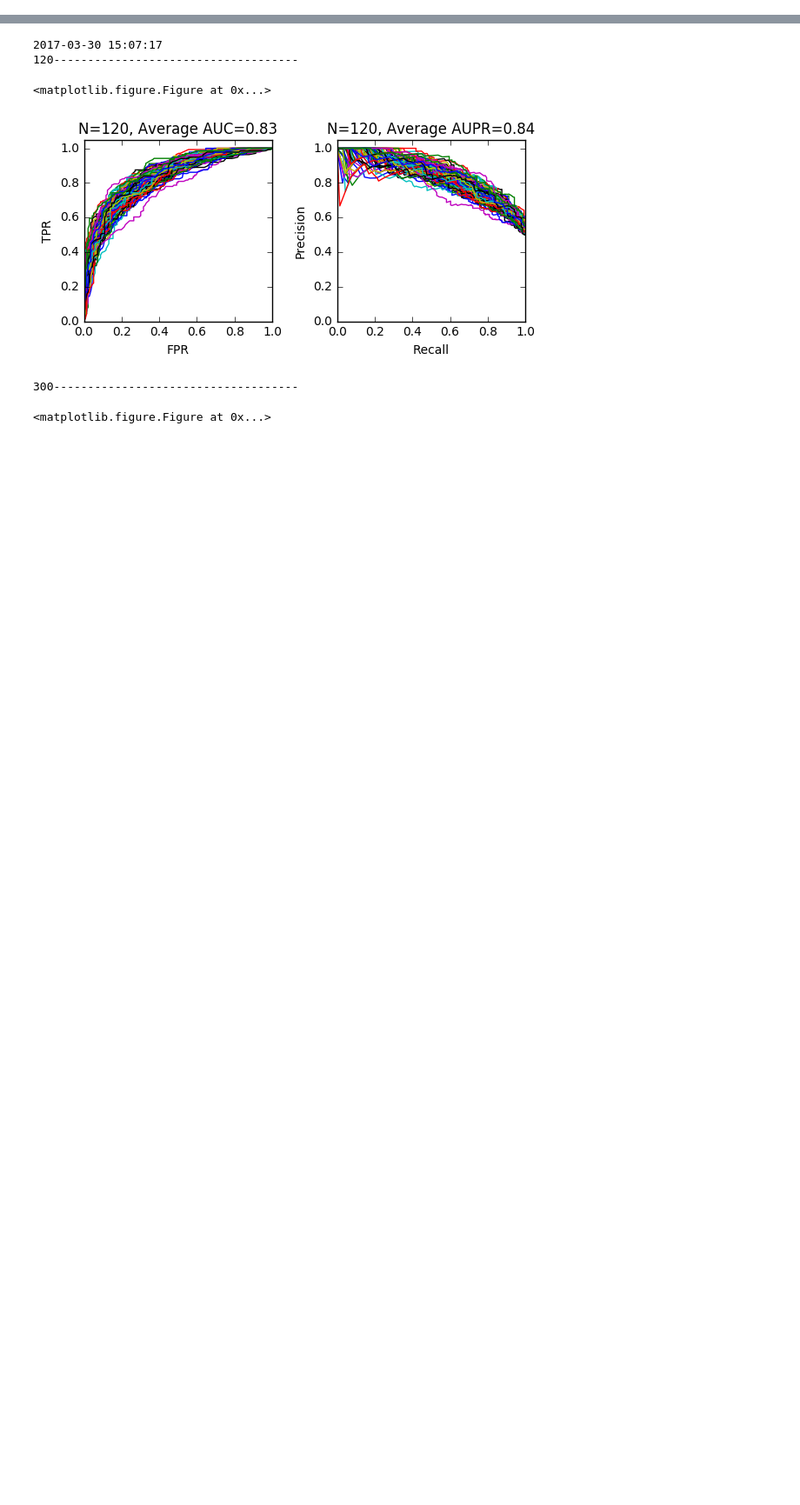
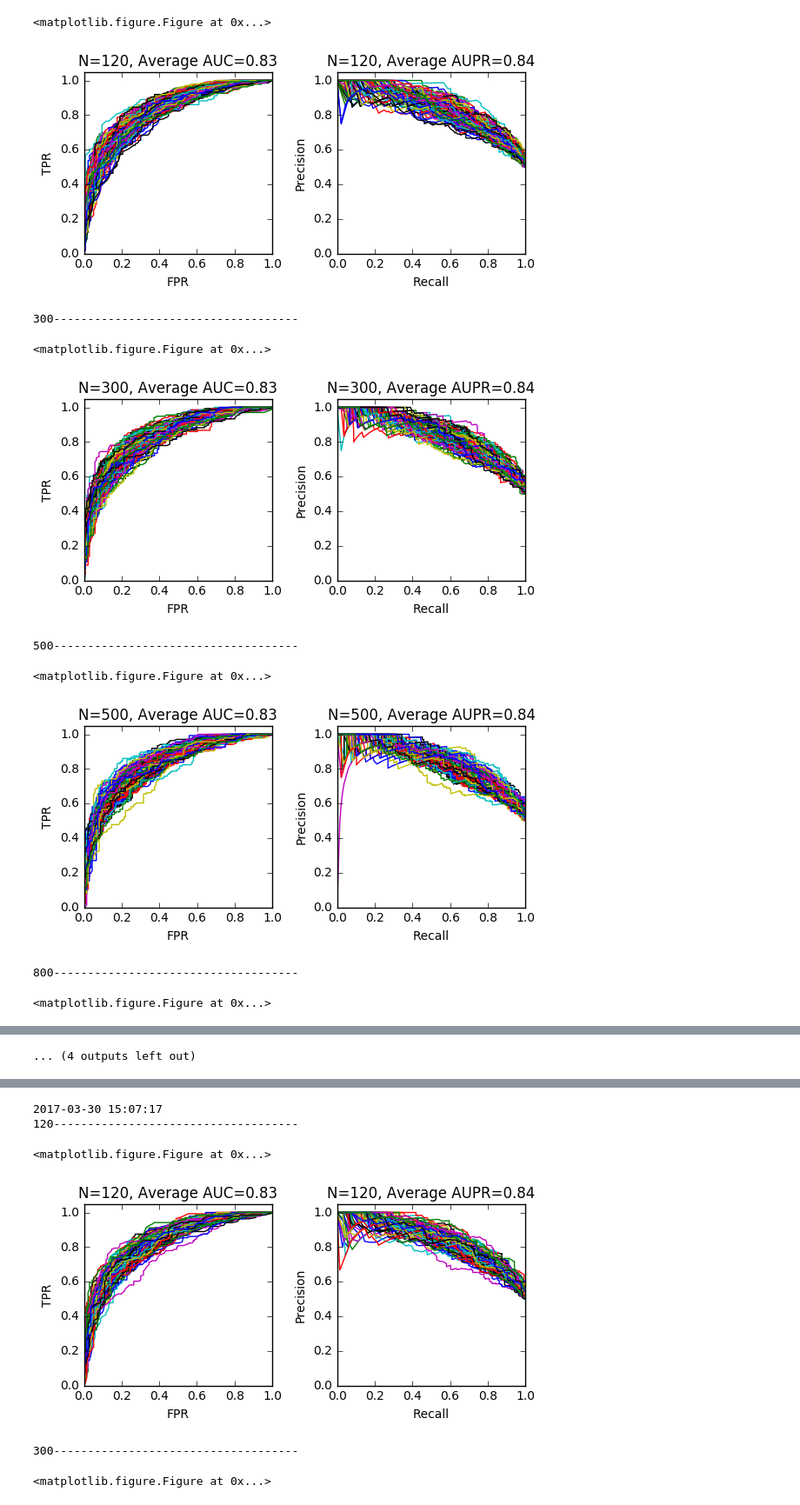
Before and after one commit to cas4070/GIST_project, a Jupyter notebook: Drug_Repositioning/8_new_training/7_1_RF_training.ipynb, the cells around one changed output, grey strips where cells are left out. Shown at 87% size. Cells and saved outputs as stored; diff of their text form; code cells hidden in the pictures; blank space fills up the shorter version.

Commit message:
Random Forest with noTN dataset

```diff
--- a/Drug_Repositioning/8_new_training/7_1_RF_training.ipynb
+++ b/Drug_Repositioning/8_new_training/7_1_RF_training.ipynb
@@ -200,3 +205,29 @@ def write_output(fd, write_results, user_estimator):
     fd.write("  Precision avg : {}\r\n".format(write_results['precision']))
     fd.write("  Recall avg : {}\r\n".format(write_results['recall']))
     fd.write("confusion amtrix : {}\r\n".format(write_results['confusion_matrix']))
+# %%
+# RandomForest_K_fold_grpah + 파일 입출력
+# PREDICT noTN dataset only - independent
+print datetime.now().strftime('%Y-%m-%d %H:%M:%S')
+path = '/home/share/aschoi/nas/users/asolchoi/data/Drug_Repositioning/8_new_training/PREDICT_data/'
+with open(path + "2_9_2_RF_no_tn_noise_independent_10-fold.txt", 'w') as fd :
+    param_results = {120:[], 300:[], 500:[], 800:[], 1200:[]}
+    draw_total = {120:[], 300:[], 500:[], 800:[], 1200:[]}
+    independent_count = 10 # independent test 하고 싶은 횟수, 횟수만큼 랜덤 추출 하여 k-fold cv를 돌린다.
+    k = 10 # k-fold cv
+    for i in range(independent_count):
+        x_resampled, y_resampled = rus.fit_sample(x_whole_data, y_whole_data)
+        for user_estimator in [120,300,500,800,1200]:
+            folds_results, draw_results = Random_Forest_K_fold_graph(x_resampled, y_resampled, k, user_estimator)
+            avg_result = average_result(folds_results) # parameter 별로 K-fold한 결과와 average를 구한다.
+            param_results[user_estimator].append(avg_result) # parameter 별로 indepedent 결과 저장한다.
+            draw_total[user_estimator].append(draw_results)
+
+    final_param_results = {120:[], 300:[], 500:[], 800:[], 1200:[]}
+    for user_estimator in [120,300,500,800,1200]: #independent 결과를 parameter별로 평균 낸다.
+        indep_results = independent_results(param_results[user_estimator])
+        final_param_results[user_estimator] = final_results(indep_results)
+        draw_plot(draw_total[user_estimator], final_param_results[user_estimator], user_estimator)
+        write_output(fd, final_param_results[user_estimator], user_estimator)
+print datetime.now().strftime('%Y-%m-%d %H:%M:%S')
+# %% [output]
@@ -202,0 +236,10 @@ def write_output(fd, write_results, user_estimator):
+<matplotlib.figure.Figure at 0x...>
+[figure, added]
+300------------------------------------
+<matplotlib.figure.Figure at 0x...>
+[figure, added]
+500------------------------------------
+<matplotlib.figure.Figure at 0x...>
+[figure, added]
+800------------------------------------
+<matplotlib.figure.Figure at 0x...>
@@ -202,0 +247 @@ def write_output(fd, write_results, user_estimator):
+... (4 outputs left out)
```
Also changed, not shown: parts of 3 cells of this notebook.
